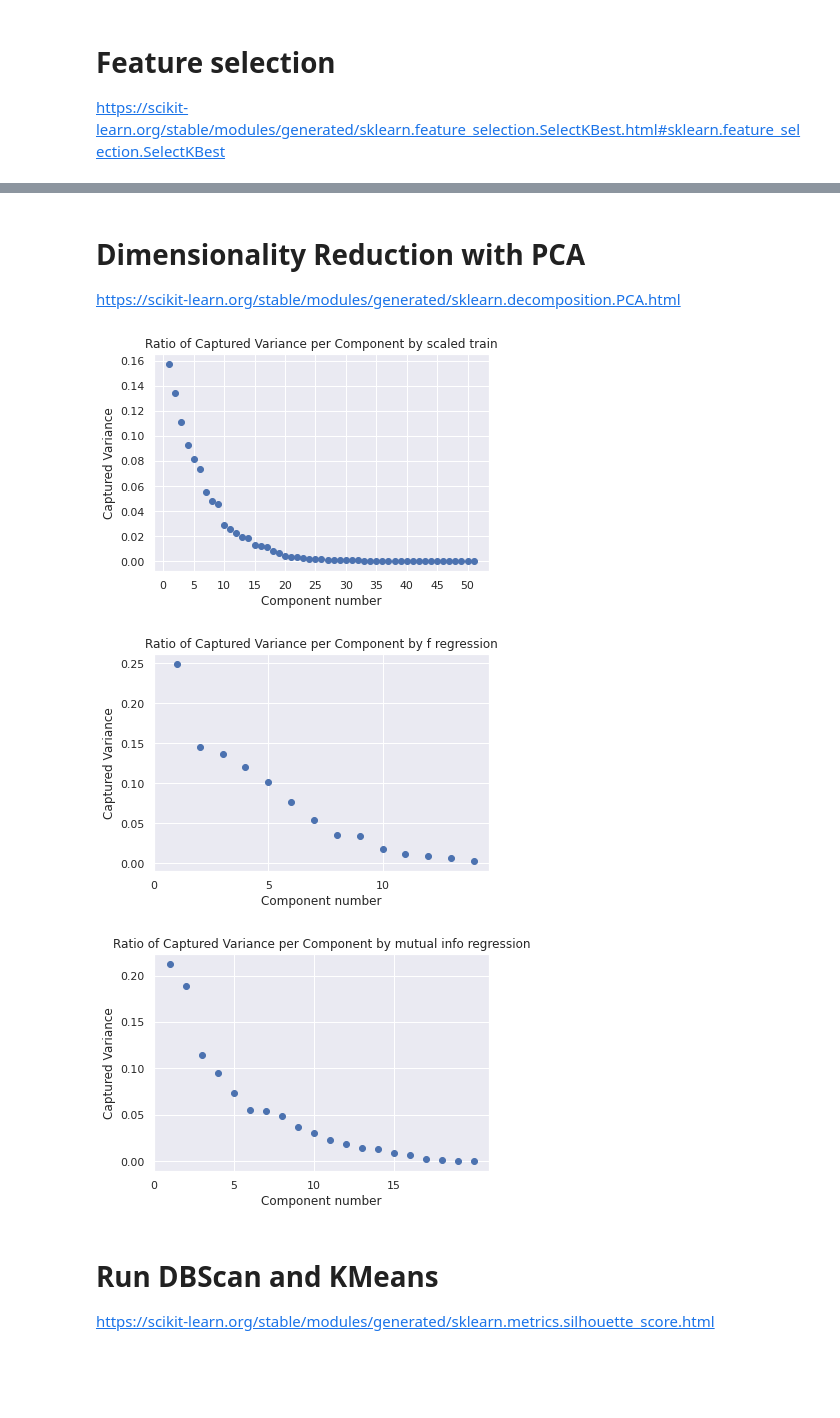
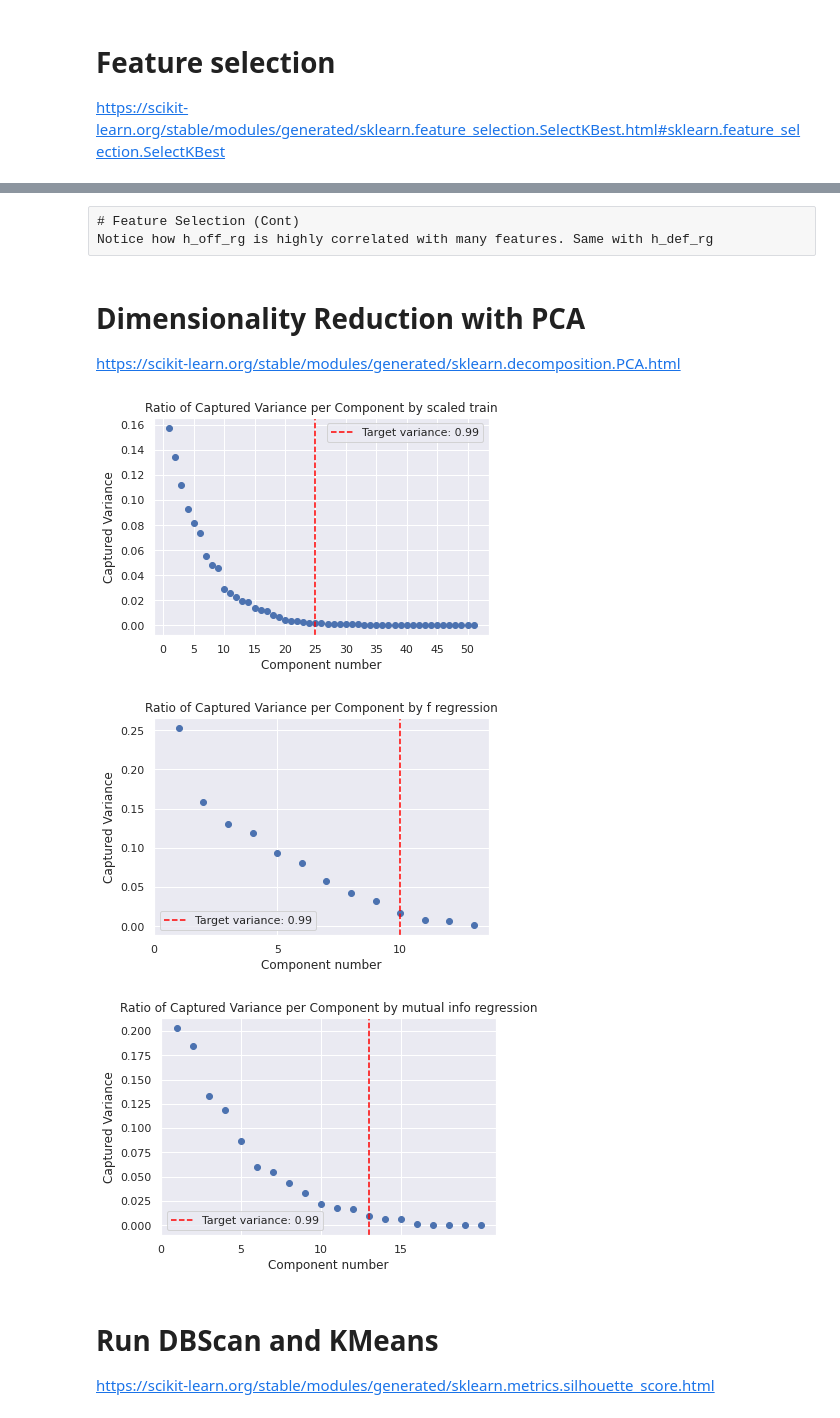
Before and after one commit to Navbryce/nba-combined-score-predictor, a Jupyter notebook: data-cleaning.ipynb, the cells around one changed output, grey strips where cells are left out. Saved outputs shown, nothing was run; the diff lists cells and outputs as text; code cells hidden in the pictures; blank space fills up the shorter version.

```diff
--- a/data-cleaning.ipynb
+++ b/data-cleaning.ipynb
@@ -94,9 +134,9 @@ display(scaled_train.head())
 # Correlation Heatmap
 https://seaborn.pydata.org/generated/seaborn.heatmap.html
 # %%
-def plot_correlation_heatmap(input, labels, ax=None):
+def plot_correlation_heatmap(input, labels, ax=None, annot=False):
     merged = pd.concat([input, init_train_label], axis=1)
-    sns.heatmap(merged.corr(method='pearson'), ax=ax)
+    sns.heatmap(merged.corr(method='pearson'), ax=ax, annot=annot)
 plot_correlation_heatmap(scaled_train, init_train_label)
 # %% [output]
 [figure]
@@ -146,6 +187,7 @@ display(f"Column diff {(f_regression_columns - mutual_info_columns) | (mutual_in
 # %%
 print(f"Columns before removal: {set(f_regression_select.columns)}")
-f_regression_select = f_regression_select.drop(labels=['ft', 'ft_rt', 'fta', 'fg3', 'stl', 'opp_fg3a'], axis=1)
+f_regression_select = f_regression_select.drop(labels=['ft', 'ft_rt', 'fta', 'orb_pct', 'stl', 'opp_fg3a', 'opp_tov'], axis=1)
 print(f"Columns after removal: {set(f_regression_select.columns)}")
-plot_correlation_heatmap(f_regression_select, init_train_label)
+figure = plt.figure(figsize = (11,9))
+plot_correlation_heatmap(f_regression_select, init_train_label, ax=figure.gca())
 # %% [output]
@@ -157,0 +199,17 @@ Notice how h_off_rg is highly correlated with many features. Same with h_def_rg
+# %%
+k = 6
+selector = SelectKBest(f_regression, k=k)
+selector.fit(f_regression_select, column_df_to_row(init_train_label))
+features_to_view = f_regression_select.loc[:, selector.get_support()]
+fig, axs = plt.subplots(k // 2, 2, figsize=(10, 15))
+row_index = 0
+column_index = 0
+for column in set(features_to_view.columns):
+    x = features_to_view[column]
+    sns.scatterplot(x=x, y=init_train_label['ttl_pts'], ax = axs[row_index, column_index], color=np.random.rand(3))
+    column_index = column_index + 1
+    if column_index == 2:
+        column_index = 0
+        row_index = row_index + 1
+fig.suptitle(f"Plotting the relationship between the top {k} features and label", fontsize=16)
+plt.show()
@@ -158,29 +218,42 @@ Notice how h_off_rg is highly correlated with many features. Same with h_def_rg
+# %% [raw]
+# Feature Selection (Cont)
+Notice how h_off_rg is highly correlated with many features. Same with h_def_rg
 # %% [markdown]
 # Dimensionality Reduction with PCA
 https://scikit-learn.org/stable/modules/generated/sklearn.decomposition.PCA.html
 # %%
 from sklearn.decomposition import PCA
 
-def pca_scree_plot(X, label, max_components=100):
+def pca_scree_plot(X, label, max_components=100, target_variance=None):
     max_components = min(X.shape[1], max_components)
     pca = PCA(n_components=max_components)
     pca.fit(X)
     component_numbers = np.arange(1, max_components + 1)
+
+    explained_variance = 0
+    component_number = -1
+    while target_variance and explained_variance < target_variance:
+        component_number += 1
+        explained_variance += pca.explained_variance_ratio_[component_number]
+
     plt.scatter(component_numbers, pca.explained_variance_ratio_)
     plt.xticks(range(0, max_components, 5))
+    if target_variance:
+        plt.axvline(x=component_number, linestyle='--', color='red', label=f"Target variance: {target_variance}")
     plt.xlabel('Component number')
     plt.ylabel('Captured Variance')
+    plt.legend()
     plt.title(f"Ratio of Captured Variance per Component by {label}")
 max_components = 20
-pca_scree_plot(scaled_train, max_components = 100, label='scaled train')
+pca_scree_plot(scaled_train, max_components = 100, label='scaled train', target_variance=.99)
 plt.show()
-pca_scree_plot(f_regression_select, max_components = max_components, label='f regression')
+pca_scree_plot(f_regression_select, max_components = max_components, label='f regression', target_variance=.99)
 plt.show()
-pca_scree_plot(mutual_info_regression_select, max_components = max_components, label='mutual info regression')
+pca_scree_plot(mutual_info_regression_select, max_components = max_components, label='mutual info regression', target_variance=.99)
 # %% [output]
-[figure, old version]
+[figure, new version]
-[figure, old version]
+[figure, new version]
-[figure, old version]
+[figure, new version]
 # %% [markdown]
 # Run DBScan and KMeans
 https://scikit-learn.org/stable/modules/generated/sklearn.metrics.silhouette_score.html
```
Also changed, not shown: parts of 13 cells of this notebook.
